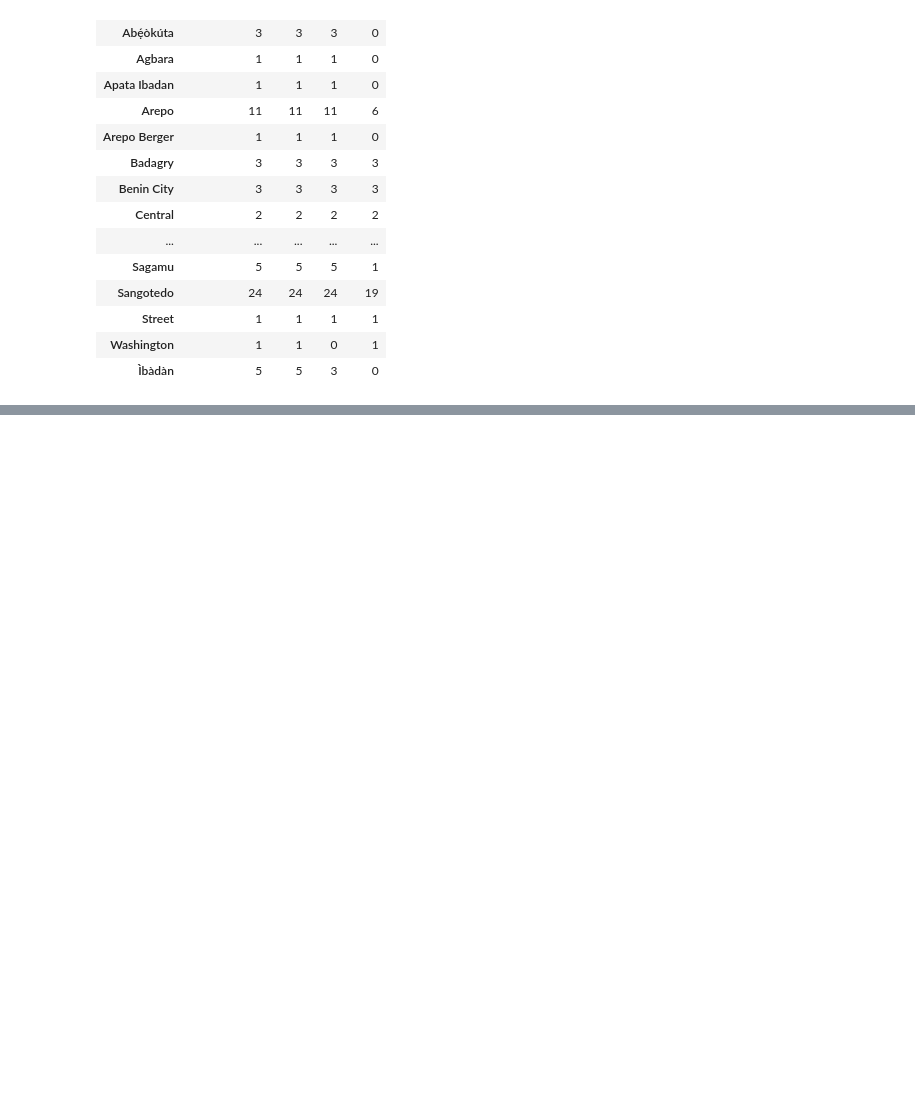
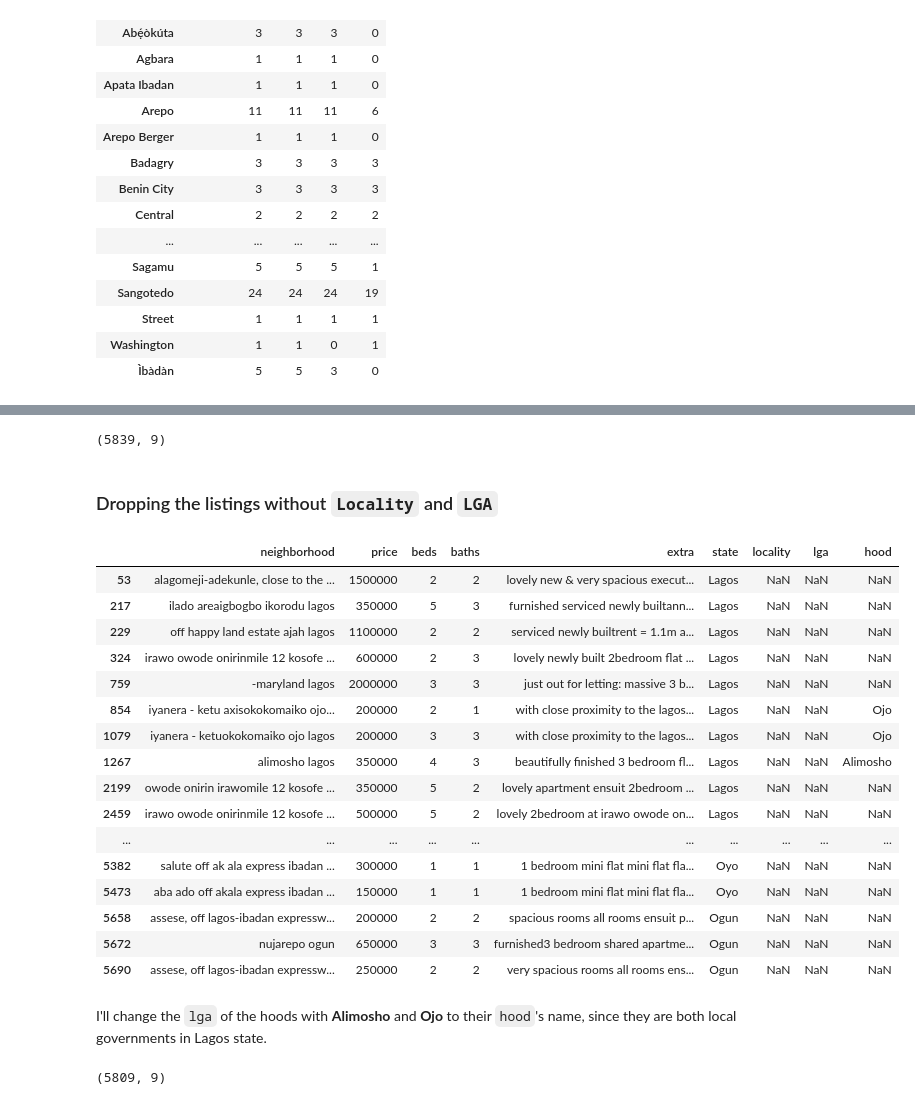
Before and after one commit to stevenkolawole/house_rent_pricing_app, a Jupyter notebook: final_cleaning&feat_extraction.ipynb, the cells around one changed output, grey strips where cells are left out. Saved outputs shown, nothing was run; the diff lists cells and outputs as text; code cells hidden in the pictures; blank space fills up the shorter version.

Commit message:
Finished cleaning locality feature

```diff
--- a/final_cleaning&feat_extraction.ipynb
+++ b/final_cleaning&feat_extraction.ipynb
@@ -65,0 +102,3 @@ data.groupby('locality')[['neighborhood', 'state', 'lga', 'hood']].count()
+# %%
+locality_to_drop = locality_group[(locality_group.neighborhood < 3) | (locality_group.index.str.contains('Benin'))]
+locality_to_drop
@@ -65,0 +116,3 @@ data.groupby('locality')[['neighborhood', 'state', 'lga', 'hood']].count()
+# %%
+locality_to_drop_str = str(locality_to_drop.index.tolist())[1:-1].replace(", ", "|").replace("'", "")
+locality_to_drop_str
@@ -65,0 +121,3 @@ data.groupby('locality')[['neighborhood', 'state', 'lga', 'hood']].count()
+# %%
+locality_to_drop_df = data.loc[data.locality.str.fullmatch(locality_to_drop_str) == True]
+locality_to_drop_df
@@ -65,0 +136,29 @@ data.groupby('locality')[['neighborhood', 'state', 'lga', 'hood']].count()
+# %%
+data = data.drop(locality_to_drop_df.index)
+data.shape
+# %% [output]
+(5839, 9)
+# %% [markdown]
+### Dropping the listings without `Locality` and `LGA`
+# %%
+data[(data.locality.isna()) & (data.lga.isna())]
+# %% [output]
+|  | neighborhood | price | beds | baths | extra | state | locality | lga | hood |
+| 53 | alagomeji-adekunle, close to the ... | 1500000 | 2 | 2 | lovely new & very spacious execut... | Lagos | NaN | NaN | NaN |
+| 217 | ilado areaigbogbo ikorodu lagos | 350000 | 5 | 3 | furnished serviced newly builtann... | Lagos | NaN | NaN | NaN |
+| 229 | off happy land estate ajah lagos | 1100000 | 2 | 2 | serviced newly builtrent = 1.1m a... | Lagos | NaN | NaN | NaN |
+| 324 | irawo owode onirinmile 12 kosofe ... | 600000 | 2 | 3 | lovely newly built 2bedroom flat ... | Lagos | NaN | NaN | NaN |
+| 759 | -maryland lagos | 2000000 | 3 | 3 | just out for letting: massive 3 b... | Lagos | NaN | NaN | NaN |
+| 854 | iyanera - ketu axisokokomaiko ojo... | 200000 | 2 | 1 | with close proximity to the lagos... | Lagos | NaN | NaN | Ojo |
+| 1079 | iyanera - ketuokokomaiko ojo lagos | 200000 | 3 | 3 | with close proximity to the lagos... | Lagos | NaN | NaN | Ojo |
+| 1267 | alimosho lagos | 350000 | 4 | 3 | beautifully finished 3 bedroom fl... | Lagos | NaN | NaN | Alimosho |
+| 2199 | owode onirin irawomile 12 kosofe ... | 350000 | 5 | 2 | lovely apartment ensuit 2bedroom ... | Lagos | NaN | NaN | NaN |
+| 2459 | irawo owode onirinmile 12 kosofe ... | 500000 | 5 | 2 | lovely 2bedroom at irawo owode on... | Lagos | NaN | NaN | NaN |
+| ... | ... | ... | ... | ... | ... | ... | ... | ... | ... |
+| 5382 | salute off ak ala express ibadan ... | 300000 | 1 | 1 | 1 bedroom mini flat mini flat fla... | Oyo | NaN | NaN | NaN |
+| 5473 | aba ado off akala express ibadan ... | 150000 | 1 | 1 | 1 bedroom mini flat mini flat fla... | Oyo | NaN | NaN | NaN |
+| 5658 | assese, off lagos-ibadan expressw... | 200000 | 2 | 2 | spacious rooms all rooms ensuit p... | Ogun | NaN | NaN | NaN |
+| 5672 | nujarepo ogun | 650000 | 3 | 3 | furnished3 bedroom shared apartme... | Ogun | NaN | NaN | NaN |
+| 5690 | assese, off lagos-ibadan expressw... | 250000 | 2 | 2 | very spacious rooms all rooms ens... | Ogun | NaN | NaN | NaN |
+# %% [markdown]
+I'll change the `lga` of the hoods with **Alimosho** and **Ojo** to their `hood`'s name, since they are both local governments in Lagos state.
@@ -65,0 +167,5 @@ data.groupby('locality')[['neighborhood', 'state', 'lga', 'hood']].count()
+# %%
+data = data.drop(data[(data.locality.isna()) & (data.lga.isna())].index)
+data.shape
+# %% [output]
+(5809, 9)
```
Also changed, not shown: parts of 24 cells of this notebook.
